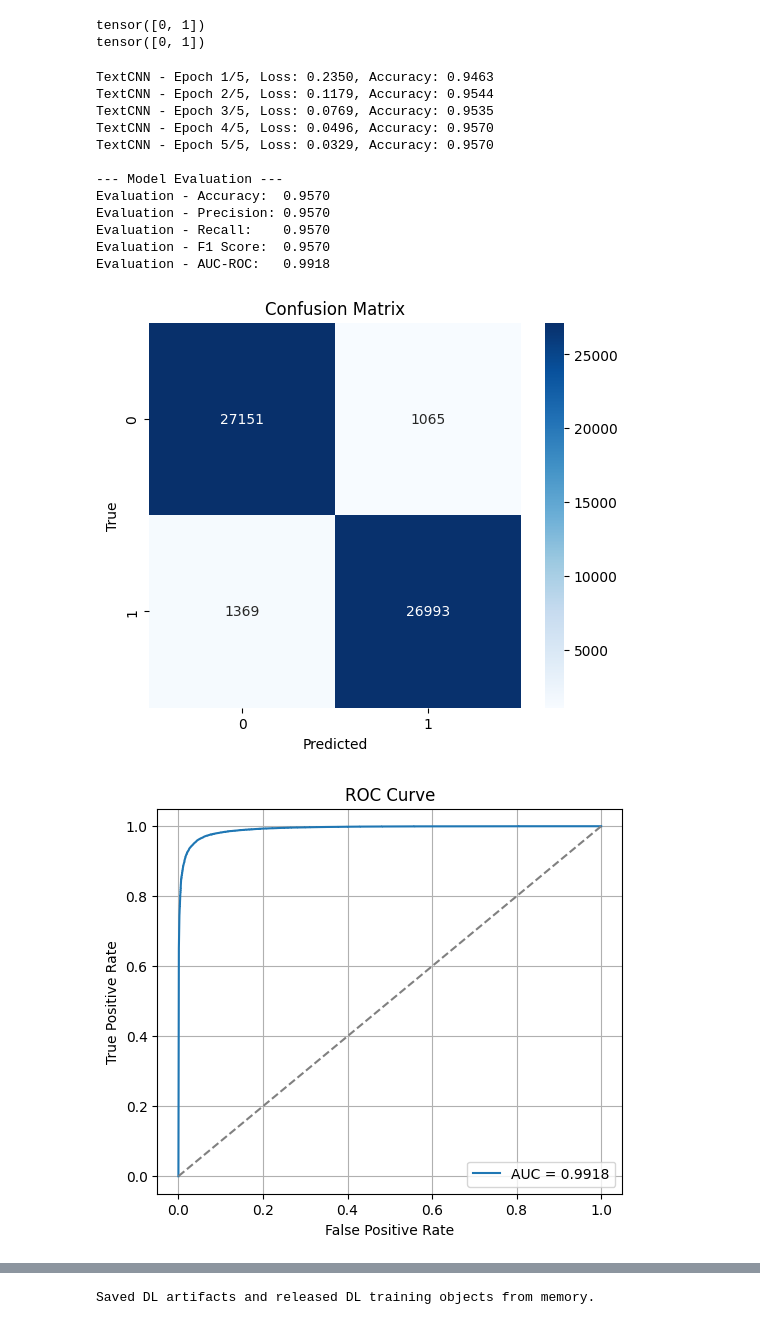
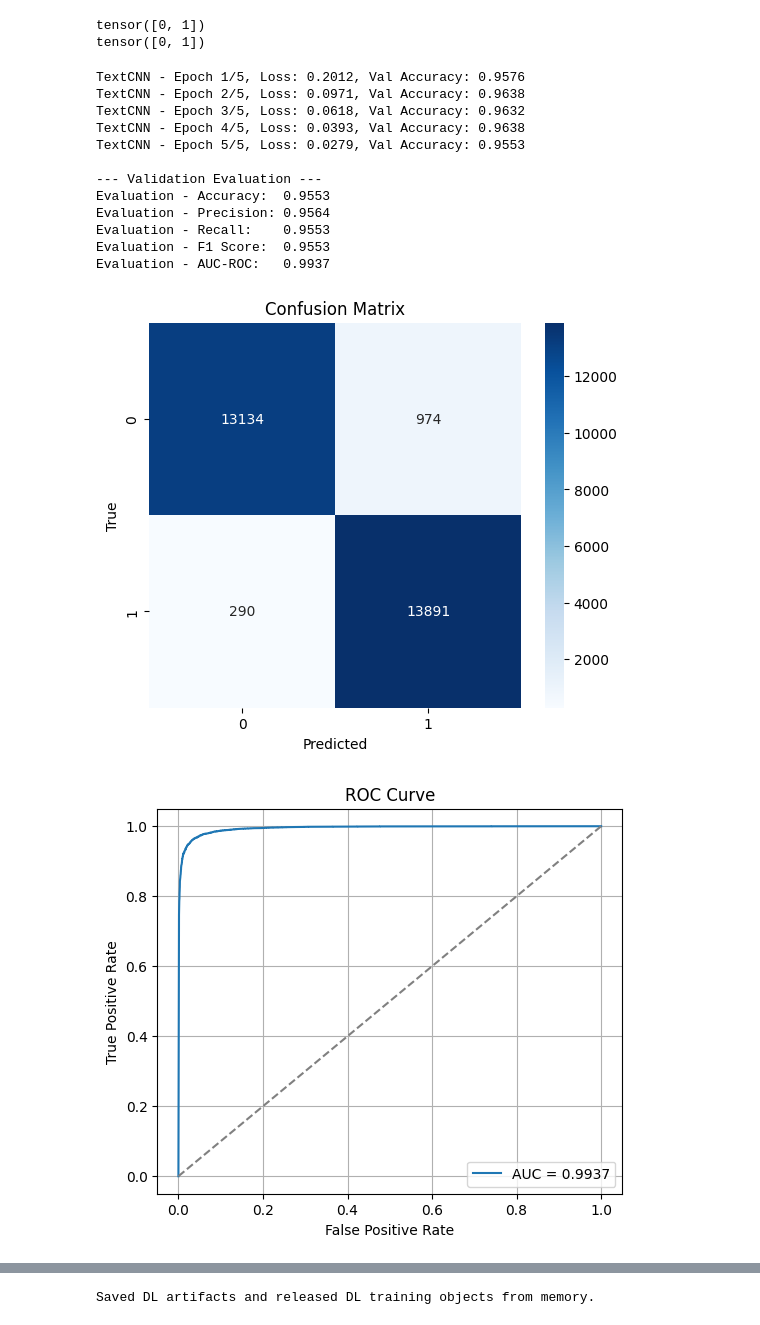
Before and after one commit to Youssef-Abdelshahid/AI-vs-Human-Text-Detection, a Jupyter notebook: AI_vs_Human_Text_Detection_Sentence.ipynb, the cells around one changed output, grey strips where cells are left out. Drawn from its saved outputs; the diff is of its cells as text; code cells hidden in the pictures.

```diff
--- a/AI_vs_Human_Text_Detection_Sentence.ipynb
+++ b/AI_vs_Human_Text_Detection_Sentence.ipynb
@@ -686,4 +677,2 @@ viz_stop_words = set(stopwords.words('english'))
 # %%
-df['viz_tokens_no_stopwords'] = df['tokenized_text'].apply(
-    lambda tokens: [word for word in tokens if word.lower() not in viz_stop_words]
-)
+df['viz_tokens'][0]
@@ -749,6 +756,7 @@ def lemmatize_text(tokens):
     return [lemmatizer.lemmatize(word) for word in tokens]
 
 df['lemmatized_text'] = df['tokenized_text'].apply(lemmatize_text)
+df['processed_text'] = df['lemmatized_text'].apply(lambda tokens: ' '.join(tokens))
 # %% [output]
 [nltk_data] Downloading package wordnet to g:\College\semester
 [nltk_data]     8\Foundation of Natural Language Processing\AI-vs-
@@ -787,11 +795,11 @@ import gc
 
 Path('data').mkdir(exist_ok=True)
 MODEL_DATA_PATH = Path('data/sentence_model.pkl')
-modeling_df = df[['cleaned_text', 'source']].copy()
+modeling_df = df[['processed_text', 'source']].copy()
 modeling_df['source'] = modeling_df['source'].astype('int8')
 modeling_df.to_pickle(MODEL_DATA_PATH)
 
-heavy_columns = ['text', 'word_count', 'tokenized_text', 'viz_tokens_no_stopwords', 'lemmatized_text']
+heavy_columns = ['text', 'word_count', 'tokenized_text', 'viz_tokens', 'lemmatized_text', 'cleaned_text']
 df = modeling_df
 for name in ['modeling_df', 'all_tokens']:
     if name in globals():
@@ -1042,37 +1057,43 @@ import numpy as np
 from tensorflow.keras.preprocessing.text import Tokenizer
 from tensorflow.keras.preprocessing.sequence import pad_sequences
 
-texts = df['cleaned_text'].astype(str).tolist()
+texts = df['processed_text'].astype(str)
 y = df['source'].astype('int8').values
 max_vocab_size = 10000
 max_len = int(np.percentile([len(text.split()) for text in texts], 95))
 max_len = max(20, min(max_len, 120))
 
+texts_train, texts_temp, y_train, y_temp = train_test_split(
+    texts, y, test_size=0.3, random_state=42, stratify=y
+)
+texts_val, texts_test, y_val, y_test = train_test_split(
+    texts_temp, y_temp, test_size=0.5, random_state=42, stratify=y_temp
+)
+
 tokenizer = Tokenizer(num_words=max_vocab_size, oov_token='<OOV>', filters='', lower=False)
-tokenizer.fit_on_texts(texts)
+tokenizer.fit_on_texts(texts_train.tolist())
 
-sequences = tokenizer.texts_to_sequences(texts)
-padded_sequences = pad_sequences(sequences, maxlen=max_len, padding='post', truncating='post')
-del sequences
-gc.collect()
-
-X_train, X_test, y_train, y_test = train_test_split(
-    padded_sequences, y, test_size=0.3, random_state=42, stratify=y
-)
-del padded_sequences, y, texts
+X_train = pad_sequences(tokenizer.texts_to_sequences(texts_train.tolist()), maxlen=max_len, padding='post', truncating='post')
+X_val = pad_sequences(tokenizer.texts_to_sequences(texts_val.tolist()), maxlen=max_len, padding='post', truncating='post')
+X_test = pad_sequences(tokenizer.texts_to_sequences(texts_test.tolist()), maxlen=max_len, padding='post', truncating='post')
+del texts, texts_train, texts_temp, texts_val, texts_test, y_temp
 gc.collect()
 
 X_train_tensor = torch.tensor(X_train, dtype=torch.long)
 y_train_tensor = torch.tensor(y_train, dtype=torch.long)
+X_val_tensor = torch.tensor(X_val, dtype=torch.long)
+y_val_tensor = torch.tensor(y_val, dtype=torch.long)
 X_test_tensor = torch.tensor(X_test, dtype=torch.long)
 y_test_tensor = torch.tensor(y_test, dtype=torch.long)
-del X_train, X_test, y_train, y_test
+del X_train, X_val, X_test
 gc.collect()
 
 train_dataset = TensorDataset(X_train_tensor, y_train_tensor)
+val_dataset = TensorDataset(X_val_tensor, y_val_tensor)
 test_dataset = TensorDataset(X_test_tensor, y_test_tensor)
 
 train_loader = DataLoader(train_dataset, batch_size=32, shuffle=True)
+val_loader = DataLoader(val_dataset, batch_size=32)
 test_loader = DataLoader(test_dataset, batch_size=32)
 
 vocab_size = max_vocab_size + 1
@@ -1445,31 +1472,32 @@ device = torch.device("cuda" if torch.cuda.is_available() else "cpu")
 # %%
 num_classes_CNN = df['source'].nunique()
 cnn_model = CNNModel(
     vocab_size=vocab_size,
     embed_dim=128,
     num_classes=num_classes_CNN
 ).to(device)
-trained_cnn, cnn_losses, cnn_accs = train_model(
+trained_cnn, cnn_losses, cnn_accs, cnn_val_metrics, cnn_test_metrics = train_model(
     cnn_model,
     train_loader,
+    val_loader,
     test_loader,
     device,
     model_name='TextCNN',
     epochs=5
 )
-dl_history = {'cnn': {'loss': cnn_losses, 'accuracy': cnn_accs}}
+dl_history = {'cnn': {'loss': cnn_losses, 'val_accuracy': cnn_accs, 'validation': cnn_val_metrics, 'test': cnn_test_metrics}}
 # %% [output]
-TextCNN - Epoch 1/5, Loss: 0.2350, Accuracy: 0.9463
-TextCNN - Epoch 2/5, Loss: 0.1179, Accuracy: 0.9544
-TextCNN - Epoch 3/5, Loss: 0.0769, Accuracy: 0.9535
-TextCNN - Epoch 4/5, Loss: 0.0496, Accuracy: 0.9570
-TextCNN - Epoch 5/5, Loss: 0.0329, Accuracy: 0.9570
+TextCNN - Epoch 1/5, Loss: 0.2012, Val Accuracy: 0.9576
+TextCNN - Epoch 2/5, Loss: 0.0971, Val Accuracy: 0.9638
+TextCNN - Epoch 3/5, Loss: 0.0618, Val Accuracy: 0.9632
+TextCNN - Epoch 4/5, Loss: 0.0393, Val Accuracy: 0.9638
+TextCNN - Epoch 5/5, Loss: 0.0279, Val Accuracy: 0.9553
 
---- Model Evaluation ---
-Evaluation - Accuracy:  0.9570
-Evaluation - Precision: 0.9570
-Evaluation - Recall:    0.9570
-Evaluation - F1 Score:  0.9570
-Evaluation - AUC-ROC:   0.9918
+--- Validation Evaluation ---
+Evaluation - Accuracy:  0.9553
+Evaluation - Precision: 0.9564
+Evaluation - Recall:    0.9553
+Evaluation - F1 Score:  0.9553
+Evaluation - AUC-ROC:   0.9937
-[figure, old version]
+[figure, new version]
-[figure, old version]
+[figure, new version]
```
Also changed, not shown: parts of 29 cells of this notebook, 4 other files.
